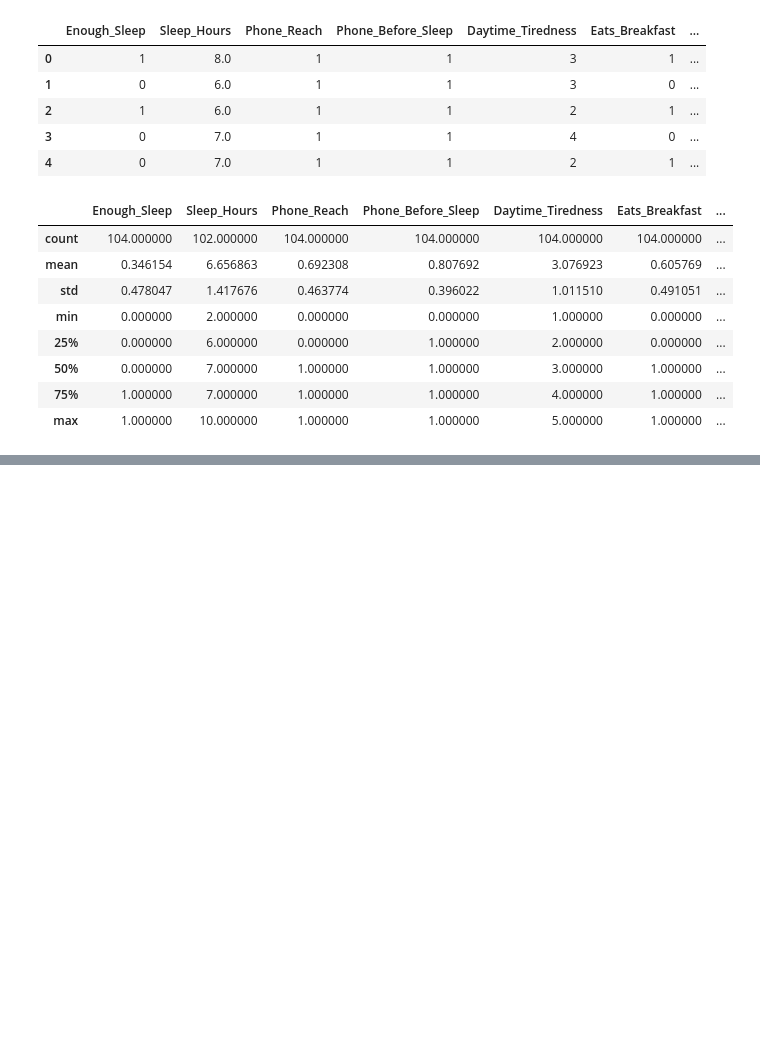
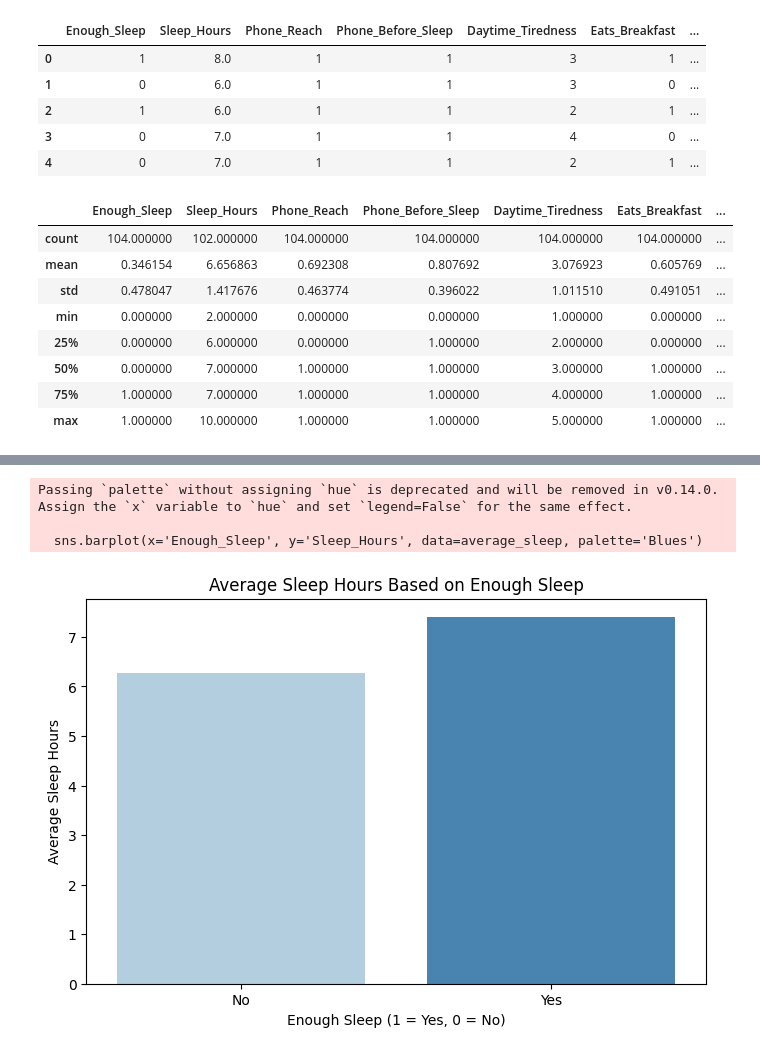
Before and after one commit to DANUSHMATHI2002/7PAM2000-0901-Applied_Data_Science, a Jupyter notebook: ASS1.ipynb, the cells around one changed output, grey strips where cells are left out. Saved outputs shown, nothing was run; the diff lists cells and outputs as text; code cells hidden in the pictures; blank space fills up the shorter version.

```diff
--- a/ASS1.ipynb
+++ b/ASS1.ipynb
@@ -99,0 +96,19 @@ correlation_matrix
+# %%
+# Categorical Graph: Bar Chart
+def plot_average_sleep_hours(df):
+    """Create a bar chart showing average Sleep Hours based on Enough Sleep."""
+    average_sleep = df.groupby('Enough_Sleep')['Sleep_Hours'].mean().reset_index()
+    plt.figure(figsize=(8, 5))
+    sns.barplot(x='Enough_Sleep', y='Sleep_Hours', data=average_sleep, palette='Blues')
+    plt.title('Average Sleep Hours Based on Enough Sleep')
+    plt.xlabel('Enough Sleep (1 = Yes, 0 = No)')
+    plt.ylabel('Average Sleep Hours')
+    plt.xticks(ticks=[0, 1], labels=['No', 'Yes'])
+    plt.show()
+
+plot_average_sleep_hours(df)
+# %% [output]
+Passing `palette` without assigning `hue` is deprecated and will be removed in v0.14.0. Assign the `x` variable to `hue` and set `legend=False` for the same effect.
+
+  sns.barplot(x='Enough_Sleep', y='Sleep_Hours', data=average_sleep, palette='Blues')
+[figure, added]
```
Also changed, not shown: parts of 3 cells of this notebook.
